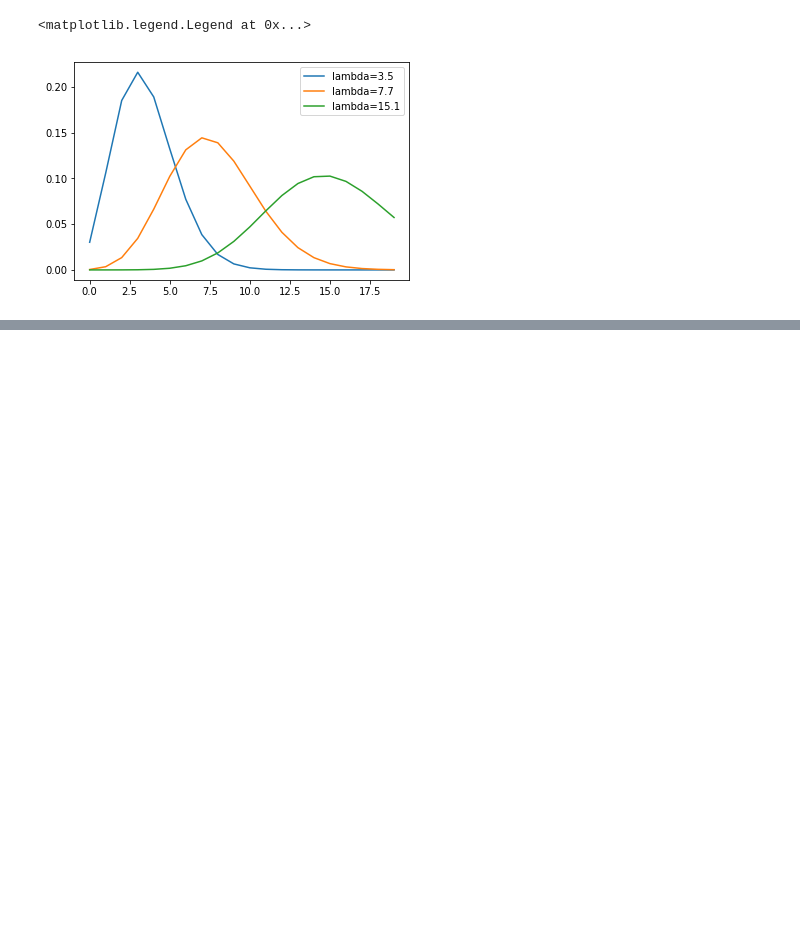
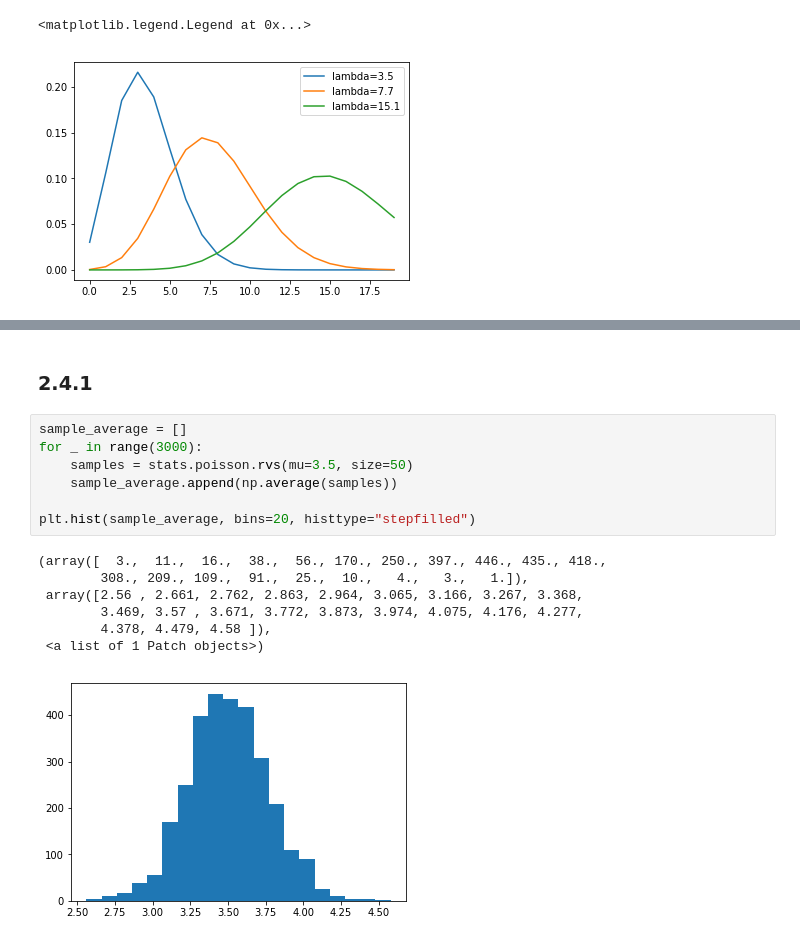
Before and after one commit to TanUkkii007/statistical-modeling-for-data-analysis, a Jupyter notebook: ch02_py.ipynb, the cells around one changed output, grey strips where cells are left out. Drawn from its saved outputs; the diff is of its cells as text; blank space fills up the shorter version.

```diff
--- a/ch02_py.ipynb
+++ b/ch02_py.ipynb
@@ -74,0 +91,17 @@ L = [np.sum(stats.poisson.pmf(data, mu=l)) for l in np.arange(2.0, 5.0, 0.1)]
+# %% [markdown]
+### 2.4.1
+# %%
+sample_average = []
+for _ in range(3000):
+    samples = stats.poisson.rvs(mu=3.5, size=50)
+    sample_average.append(np.average(samples))
+
+plt.hist(sample_average, bins=20, histtype="stepfilled")
+# %% [output]
+(array([  3.,  11.,  16.,  38.,  56., 170., 250., 397., 446., 435., 418.,
+        308., 209., 109.,  91.,  25.,  10.,   4.,   3.,   1.]),
+ array([2.56 , 2.661, 2.762, 2.863, 2.964, 3.065, 3.166, 3.267, 3.368,
+        3.469, 3.57 , 3.671, 3.772, 3.873, 3.974, 4.075, 4.176, 4.277,
+        4.378, 4.479, 4.58 ]),
+ <a list of 1 Patch objects>)
+[figure, added]
```
Also changed, not shown: parts of 5 cells of this notebook.
